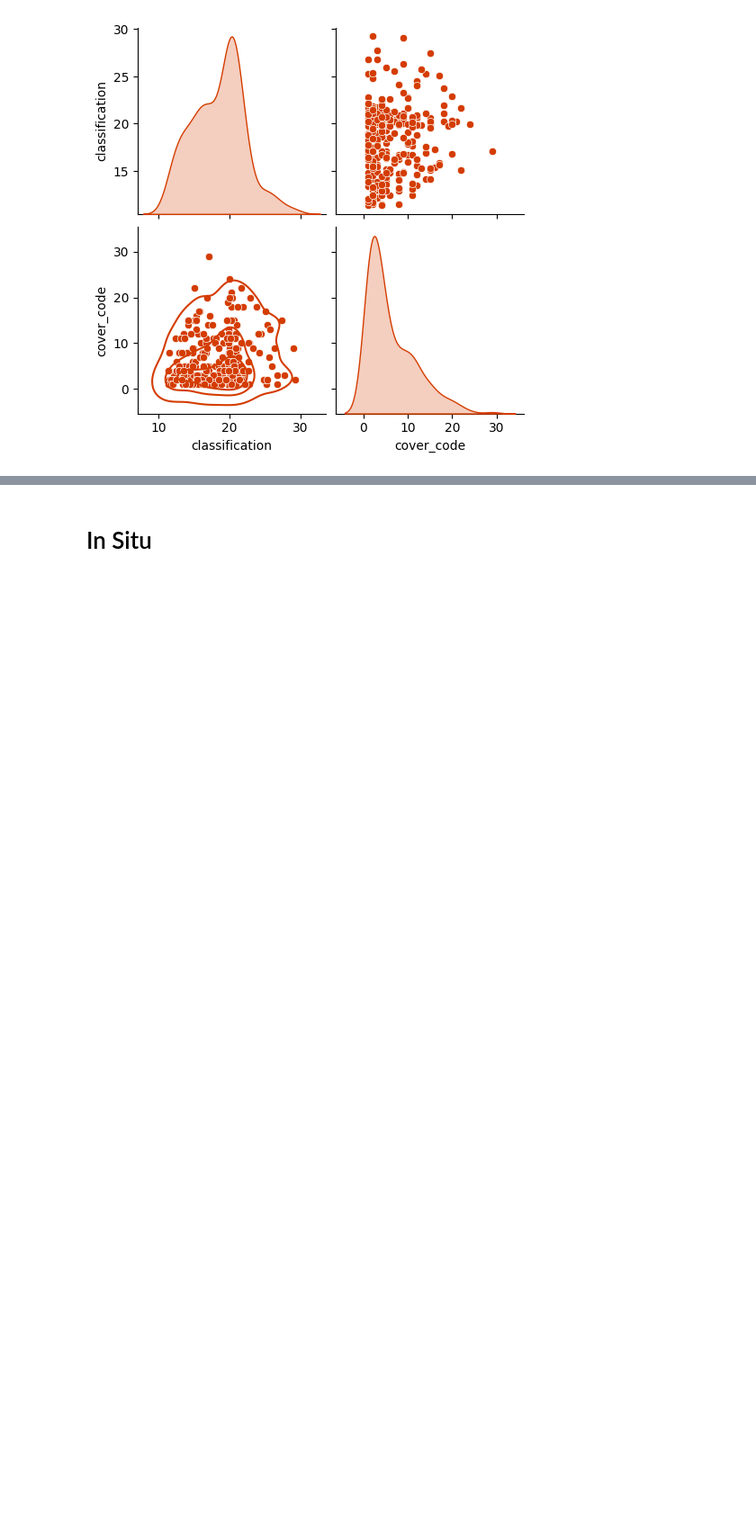
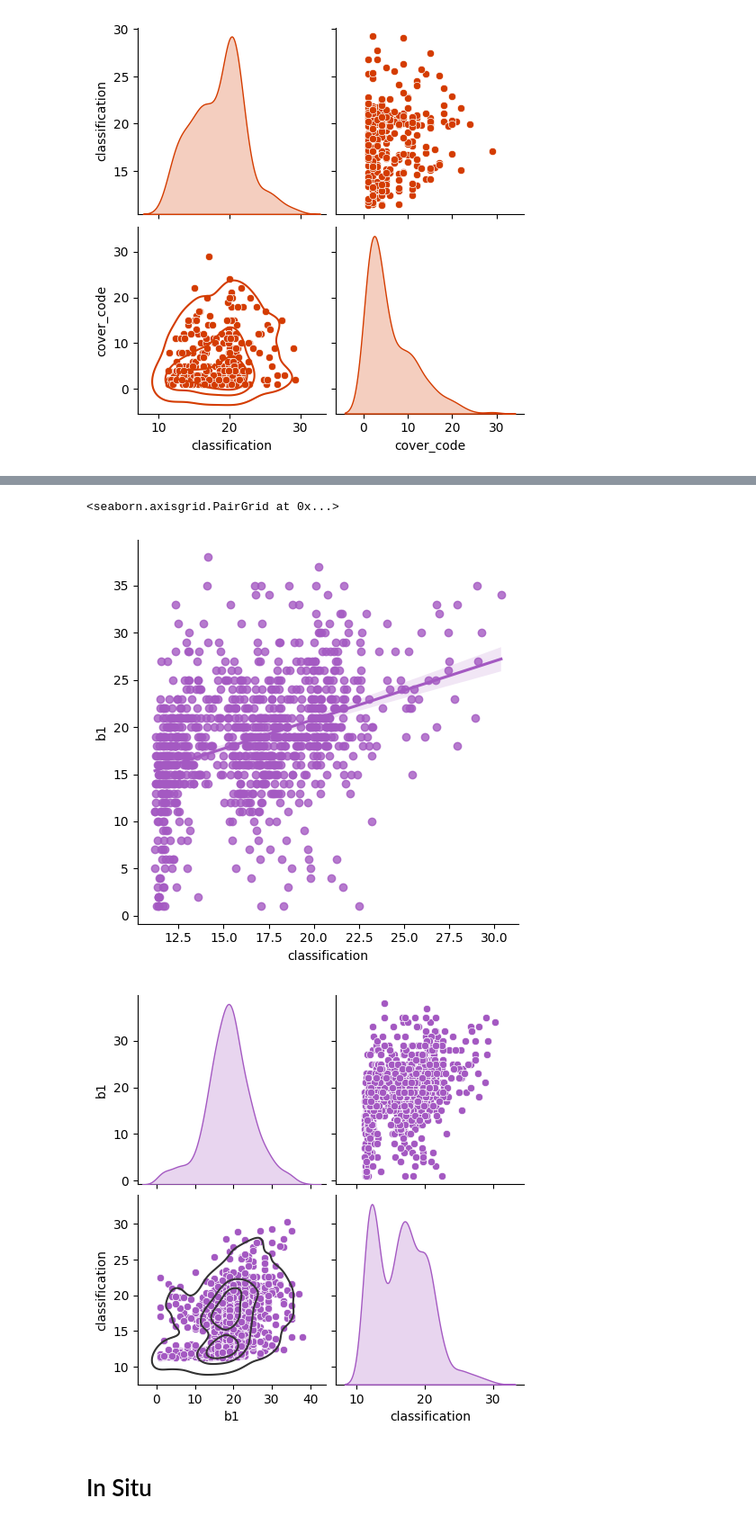
Before and after one commit to MayerT1/Pakistan_Research, a Jupyter notebook: Step_5_Forest_Structure_Function_Module_Python_PFI_Test_ROI.ipynb, the cells around one changed output, grey strips where cells are left out. Shown at 90% size. Saved outputs shown, nothing was run; the diff lists cells and outputs as text; code cells hidden in the pictures; blank space fills up the shorter version.

```diff
--- a/Step_5_Forest_Structure_Function_Module_Python_PFI_Test_ROI.ipynb
+++ b/Step_5_Forest_Structure_Function_Module_Python_PFI_Test_ROI.ipynb
@@ -151,6 +151,7 @@ Map(center=[34.344342372627665, 72.75989984828747], controls=(WidgetControl(opti
 glad = ee.Image("projects/glad/GLCLU2020/Forest_height_2020")
 canopy_ht = ee.ImageCollection("projects/meta-forest-monitoring-okw37/assets/CanopyHeight")
 in_situ = ee.FeatureCollection('users/tjm0042/PHD/SA_Rest/Height_Avg_max_xycsv')
+eth = ee.Image('users/nlang/ETH_GlobalCanopyHeight_2020_10m_v1')
 # %% [markdown]
 # Glad
 # %%
@@ -313,0 +342,16 @@ g.map_lower(sns.kdeplot, levels=4,)
+# %%
+eth_sample_df = geemap.ee_to_df(eth_sample)
+print("eth_sample_df", eth_sample_df)
+y_true_eth = eth_sample_df['b1']
+print('y_true', y_true_eth.shape)
+y_pred_eth = eth_sample_df['classification']
+print('y_pred', y_pred_eth.shape)
+
+print("MAE",mean_absolute_error(y_true_eth,y_pred_eth))
+
+print("MSE",mean_squared_error(y_true_eth,y_pred_eth))
+
+r2 = r2_score(y_true_eth,y_pred_eth)
+print("R2", r2)
+
+print("RMSE",np.log(np.sqrt(mean_squared_error(y_true_eth,y_pred_eth))))
@@ -314,3 +379,20 @@ g.map_lower(sns.kdeplot, levels=4,)
+# %%
+# sns.relplot(data=glad_sample_df, x='classification', y='b1')
+# sns.pairplot(glad_sample_df, kind="hist") #kind="hist" kde
+
+
+## ## to add color use this ## note it affects all cells
+custom_palette1 = ["#a459c2"]
+sns.set_palette(custom_palette1)
+
+sns.lmplot(data=eth_sample_df,x = 'classification', y = 'b1')
+
+g = sns.pairplot(eth_sample_df, diag_kind="kde")
+g.map_lower(sns.kdeplot, levels=4, color=".2")
+# %% [output]
+<seaborn.axisgrid.PairGrid at 0x...>
+[figure, added]
+[figure, added]
 # %% [markdown]
 # In Situ
 # %%
```
Also changed, not shown: parts of 7 cells of this notebook.
